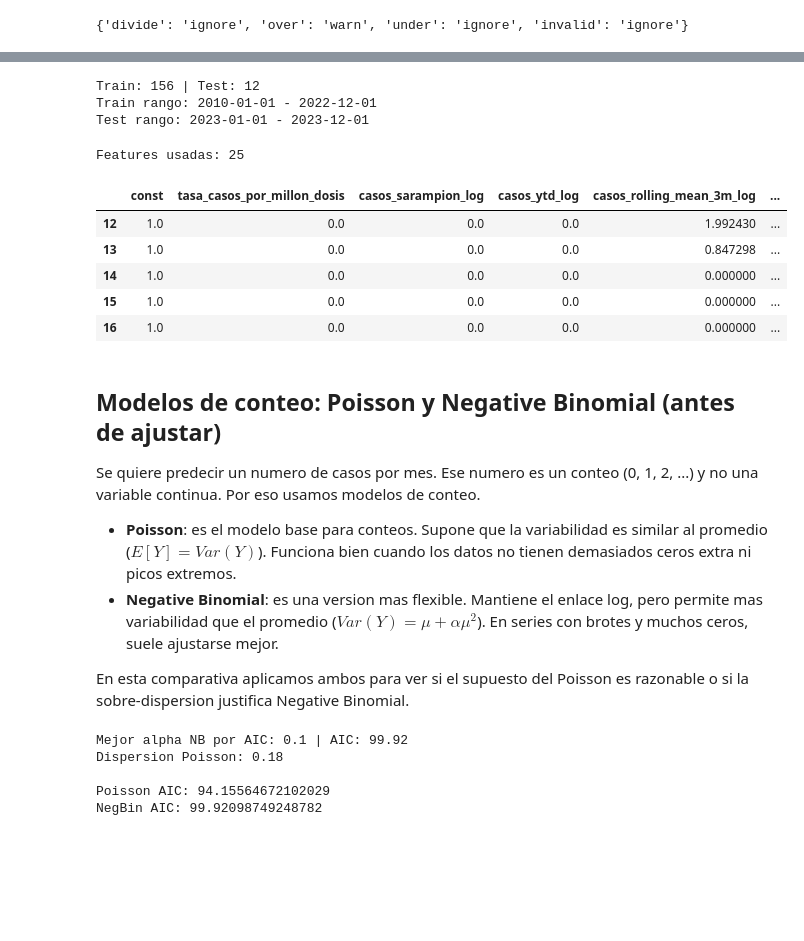
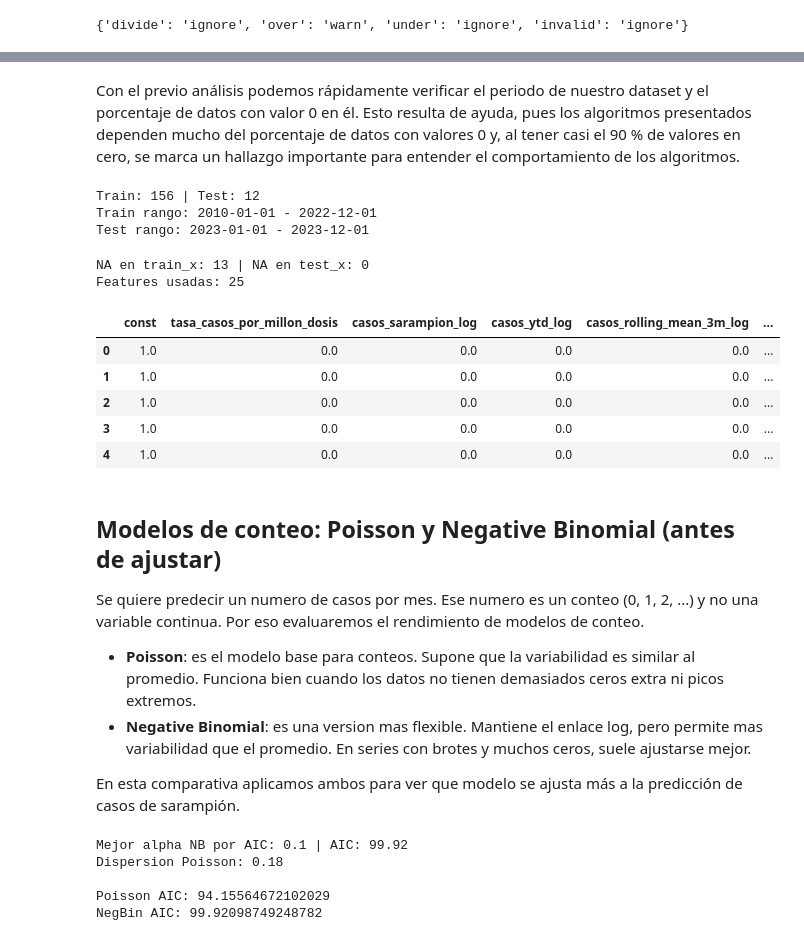
Before and after one commit to GeraP97/pi-equipo32, a Jupyter notebook: notebooks/Model Testing/Poisson_Negative_Binomial.ipynb, the cells around one changed output, grey strips where cells are left out. Drawn from its saved outputs; the diff is of its cells as text; code cells hidden in the pictures; blank space fills up the shorter version.

Commit message:
[DEV] agregado de comentarios

```diff
--- a/notebooks/Model Testing/Poisson_Negative_Binomial.ipynb
+++ b/notebooks/Model Testing/Poisson_Negative_Binomial.ipynb
@@ -38,6 +41,8 @@ Proporcion de ceros en casos_sarampion: 89.88%
 | 2 | 2010-03-01 | 2010 | 3 | 0 | 0.0 | 0.0 | 0.0 | ... |
 | 3 | 2010-04-01 | 2010 | 4 | 0 | 0.0 | 0.0 | 0.0 | ... |
 | 4 | 2010-05-01 | 2010 | 5 | 0 | 0.0 | 0.0 | 0.0 | ... |
+# %% [markdown]
+Con el previo análisis podemos rápidamente verificar el periodo de nuestro dataset y el porcentaje de datos con valor 0 en él. Esto resulta de ayuda, pues los algoritmos presentados dependen mucho del porcentaje de datos con valores 0 y, al tener casi el 90 % de valores en cero, se marca un hallazgo importante para entender el comportamiento de los algoritmos.
 # %%
 # Retardos del target para capturar dependencia temporal
 df["casos_lag_1m"] = df[target].shift(1)
@@ -58,54 +63,53 @@ Test rango: 2023-01-01 - 2023-12-01
 # %%
 # Seleccion de covariables: todas las numericas excepto identificadores y target
 exclude_cols = {"anio", "mes", "fecha", target}
 num_cols = df.select_dtypes(include=[np.number]).columns.tolist()
 feature_cols = [c for c in num_cols if c not in exclude_cols]
 
 # Asegurar que los lags del target esten incluidos
 for lag_col in ["casos_lag_1m", "casos_lag_12m"]:
     if lag_col not in feature_cols:
         feature_cols.append(lag_col)
 
 # Armado de matrices de diseno (sin fuga por NA de lags)
 train_x = train_df[feature_cols].copy()
 train_y = train_df[target].copy()
 test_x = test_df[feature_cols].copy()
 test_y = test_df[target].copy()
 
-train_x = train_x.replace([np.inf, -np.inf], np.nan)
-test_x = test_x.replace([np.inf, -np.inf], np.nan)
+# Conteo de NA antes del reemplazo
+train_na_total = int(train_x.isna().sum().sum())
+test_na_total = int(test_x.isna().sum().sum())
+print(f"NA en train_x: {train_na_total} | NA en test_x: {test_na_total}")
 
-train_mask = train_x.notna().all(axis=1)
-test_mask = test_x.notna().all(axis=1)
+# Reemplazamos NA por 0 para evitar perder filas por lags
+train_x = train_x.fillna(0)
+test_x = test_x.fillna(0)
 
-train_x = train_x[train_mask]
-train_y = train_y[train_mask]
-test_x = test_x[test_mask]
-test_y = test_y[test_mask]
-
-# Intercepto explicito
+# Intercepto explicito para statsmodels (ya que no lo agrega automaticamente como sklearn)
 train_x = sm.add_constant(train_x, has_constant="add")
 test_x = sm.add_constant(test_x, has_constant="add")
 
 print("Features usadas:", len(train_x.columns))
 display(train_x.head())
 # %% [output]
+NA en train_x: 13 | NA en test_x: 0
 Features usadas: 25
 |  | const | tasa_casos_por_millon_dosis | casos_sarampion_log | casos_ytd_log | casos_rolling_mean_3m_log | ... |
-| 12 | 1.0 | 0.0 | 0.0 | 0.0 | 1.992430 | ... |
-| 13 | 1.0 | 0.0 | 0.0 | 0.0 | 0.847298 | ... |
-| 14 | 1.0 | 0.0 | 0.0 | 0.0 | 0.000000 | ... |
-| 15 | 1.0 | 0.0 | 0.0 | 0.0 | 0.000000 | ... |
-| 16 | 1.0 | 0.0 | 0.0 | 0.0 | 0.000000 | ... |
+| 0 | 1.0 | 0.0 | 0.0 | 0.0 | 0.0 | ... |
+| 1 | 1.0 | 0.0 | 0.0 | 0.0 | 0.0 | ... |
+| 2 | 1.0 | 0.0 | 0.0 | 0.0 | 0.0 | ... |
+| 3 | 1.0 | 0.0 | 0.0 | 0.0 | 0.0 | ... |
+| 4 | 1.0 | 0.0 | 0.0 | 0.0 | 0.0 | ... |
 # %% [markdown]
 ## Modelos de conteo: Poisson y Negative Binomial (antes de ajustar)
 
-Se quiere predecir  un numero de casos por mes. Ese numero es un conteo (0, 1, 2, ...) y no una variable continua. Por eso usamos modelos de conteo.
+Se quiere predecir  un numero de casos por mes. Ese numero es un conteo (0, 1, 2, ...) y no una variable continua. Por eso evaluaremos el rendimiento de  modelos de conteo.
 
-- **Poisson**: es el modelo base para conteos. Supone que la variabilidad es similar al promedio ($E[Y]=Var(Y)$). Funciona bien cuando los datos no tienen demasiados ceros extra ni picos extremos.
-- **Negative Binomial**: es una version mas flexible. Mantiene el enlace log, pero permite mas variabilidad que el promedio ($Var(Y)=\mu+\alpha\mu^2$). En series con brotes y muchos ceros, suele ajustarse mejor.
+- **Poisson**: es el modelo base para conteos. Supone que la variabilidad es similar al promedio. Funciona bien cuando los datos no tienen demasiados ceros extra ni picos extremos.
+- **Negative Binomial**: es una version mas flexible. Mantiene el enlace log, pero permite mas variabilidad que el promedio. En series con brotes y muchos ceros, suele ajustarse mejor.
 
-En esta comparativa aplicamos ambos para ver si el supuesto del Poisson es razonable o si la sobre-dispersion justifica Negative Binomial.
+En esta comparativa aplicamos ambos para ver que modelo se ajusta más a la predicción de casos de sarampión.
 # %%
 # Ajuste Poisson
 poisson_model = sm.GLM(train_y, train_x, family=sm.families.Poisson()).fit()
```
Also changed, not shown: parts of 9 cells of this notebook.
